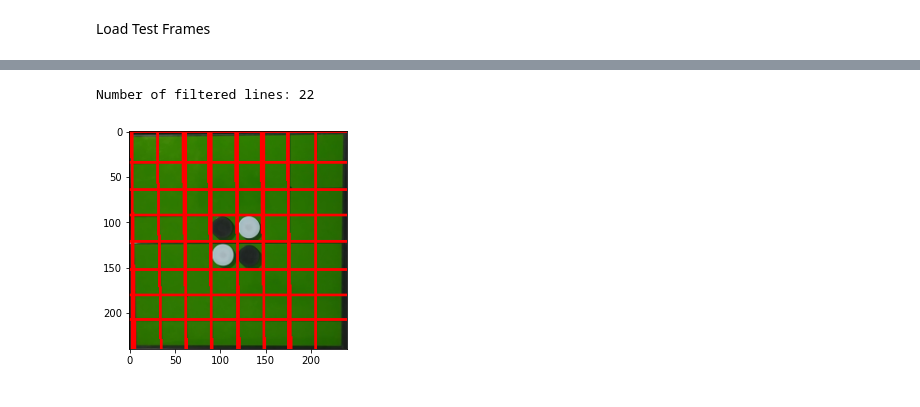
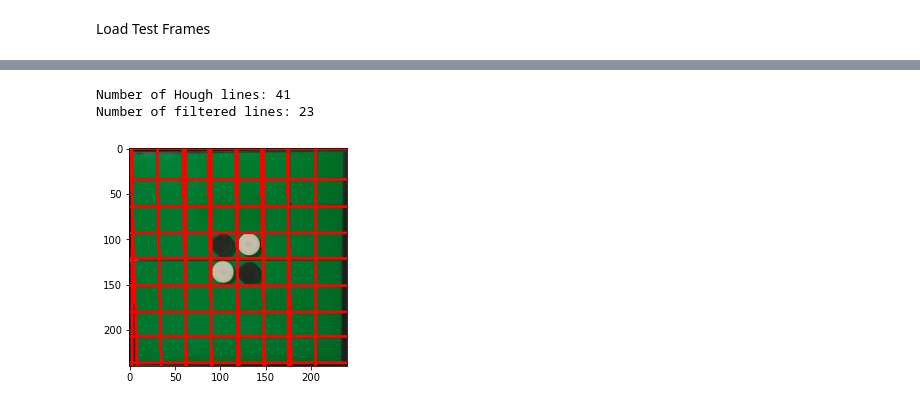
Before and after one commit to Ardacandra/othello-cnn, a Jupyter notebook: videos/video_preprocessing.ipynb, the cells around one changed output, grey strips where cells are left out. Drawn from its saved outputs; the diff is of its cells as text; code cells hidden in the pictures.

```diff
--- a/videos/video_preprocessing.ipynb
+++ b/videos/video_preprocessing.ipynb
@@ -9,8 +9,9 @@ import matplotlib.pyplot as plt
 Load Test Frames
 # %%
 images = []
-for file in glob.glob("png/*.jpg"):
+for file in glob.glob("png_test/*.jpg"):
     im = cv2.imread(file)
+    im = cv2.cvtColor(im, cv2.COLOR_BGR2RGB)
     im = cv2.resize(im, (240, 240), interpolation=cv2.INTER_AREA)
     images.append(im)
 # %%
@@ -89,38 +115,18 @@ number of Hough lines: 40
-# %%
-filtered_lines = []
-
-if filter:
-    for i in range(len(lines)): # filtering
-        if line_flags[i]:
-            filtered_lines.append(lines[i])
-
-    print('Number of filtered lines:', len(filtered_lines))
-else:
-    filtered_lines = lines
-# %% [output]
-Number of filtered lines: 22
+# %%
+line_coords = get_lines(edges)
+# %% [output]
+Number of Hough lines: 41
+Number of filtered lines: 23
 # %%
-line_coords = []
 tmp_img = deepcopy(test_image)
-for line in filtered_lines:
-    rho,theta = line[0]
-    a = np.cos(theta)
-    b = np.sin(theta)
-    x0 = a*rho
-    y0 = b*rho
-    x1 = int(x0 + 1000*(-b))
-    y1 = int(y0 + 1000*(a))
-    x2 = int(x0 - 1000*(-b))
-    y2 = int(y0 - 1000*(a))
-    line_coords.append([x1, y1, x2, y2])
-
+for x1, y1, x2, y2 in line_coords:
     cv2.line(tmp_img,(x1,y1),(x2,y2),(255, 0, 0),2)
 # for line in filtered_lines:
 #     l = line[0]
 #     cv2.line(test_image,(l[0],l[1]),(l[2],l[3]),(255, 0, 0),2)
 
 # cv2.imwrite('hough.jpg',test_image)
 plt.imshow(tmp_img)
 plt.show()
 # %% [output]
-[figure, old version]
+[figure, new version]
```
Also changed, not shown: parts of 22 cells of this notebook.
